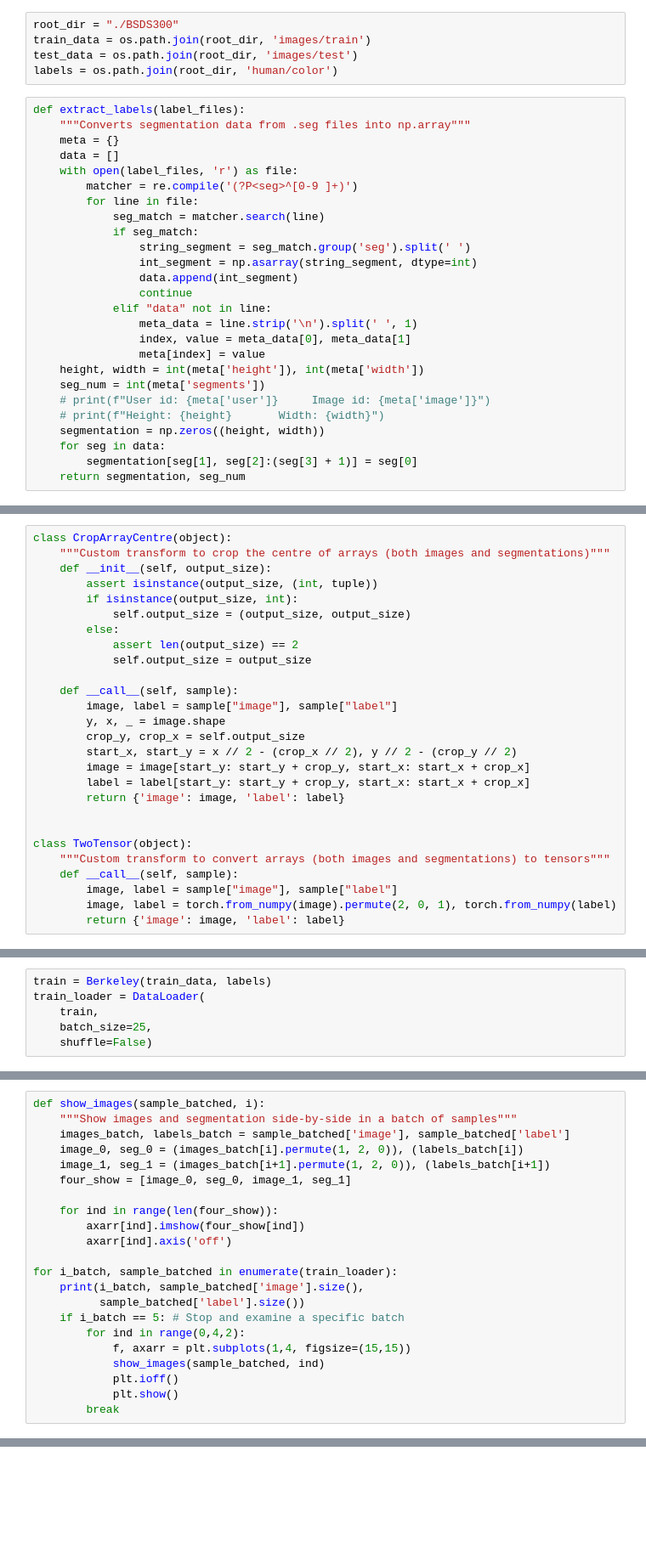
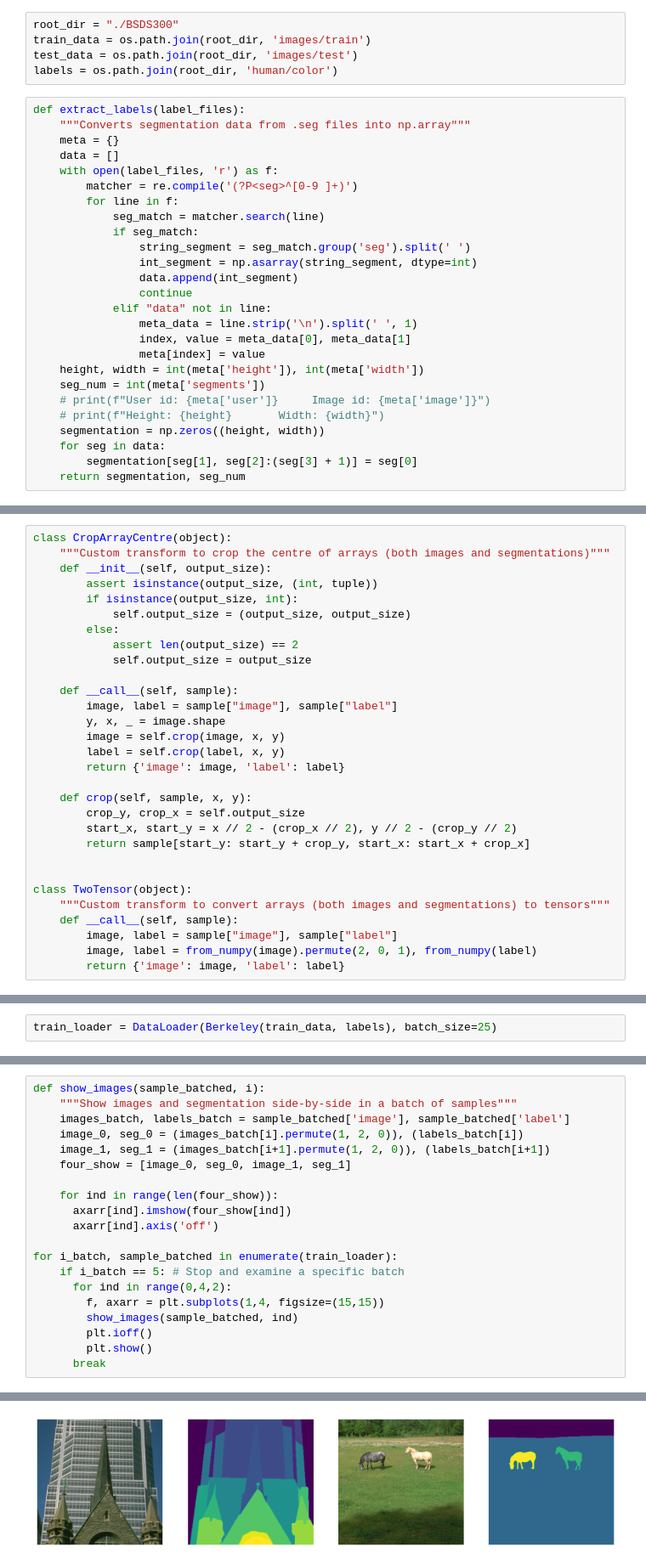
Before and after one commit to ego-alt/segmentation-from-scratch, a Jupyter notebook: segmentation.ipynb, the cells around one changed output, grey strips where cells are left out. Shown at 85% size. Saved outputs shown, nothing was run; the diff lists cells and outputs as text; blank space fills up the shorter version.

```diff
--- a/segmentation.ipynb
+++ b/segmentation.ipynb
@@ -22,9 +24,9 @@ def extract_labels(label_files):
     """Converts segmentation data from .seg files into np.array"""
     meta = {}
     data = []
-    with open(label_files, 'r') as file:
+    with open(label_files, 'r') as f:
         matcher = re.compile('(?P<seg>^[0-9 ]+)')
-        for line in file:
+        for line in f:
             seg_match = matcher.search(line)
             if seg_match:
                 string_segment = seg_match.group('seg').split(' ')
@@ -70,18 +74,21 @@ class CropArrayCentre(object):
     def __call__(self, sample):
         image, label = sample["image"], sample["label"]
         y, x, _ = image.shape
+        image = self.crop(image, x, y)
+        label = self.crop(label, x, y)
+        return {'image': image, 'label': label}
+
+    def crop(self, sample, x, y):
         crop_y, crop_x = self.output_size
         start_x, start_y = x // 2 - (crop_x // 2), y // 2 - (crop_y // 2)
-        image = image[start_y: start_y + crop_y, start_x: start_x + crop_x]
-        label = label[start_y: start_y + crop_y, start_x: start_x + crop_x]
-        return {'image': image, 'label': label}
+        return sample[start_y: start_y + crop_y, start_x: start_x + crop_x]
 
 
 class TwoTensor(object):
     """Custom transform to convert arrays (both images and segmentations) to tensors"""
     def __call__(self, sample):
         image, label = sample["image"], sample["label"]
-        image, label = torch.from_numpy(image).permute(2, 0, 1), torch.from_numpy(label)
+        image, label = from_numpy(image).permute(2, 0, 1), from_numpy(label)
         return {'image': image, 'label': label}
 # %%
 class Berkeley(Dataset):
@@ -121,9 +128,5 @@ class Berkeley(Dataset):
         labels = [value for _, value in sorted(ordered_files.items(), key=lambda ele: ele[0])]
         return images, labels
 # %%
-train = Berkeley(train_data, labels)
-train_loader = DataLoader(
-    train,
-    batch_size=25,
-    shuffle=False)
+train_loader = DataLoader(Berkeley(train_data, labels), batch_size=25)
 # %%
@@ -141,16 +140,15 @@ def show_images(sample_batched, i):
     four_show = [image_0, seg_0, image_1, seg_1]
 
     for ind in range(len(four_show)):
-        axarr[ind].imshow(four_show[ind])
-        axarr[ind].axis('off')
+      axarr[ind].imshow(four_show[ind])
+      axarr[ind].axis('off')
 
 for i_batch, sample_batched in enumerate(train_loader):
-    print(i_batch, sample_batched['image'].size(),
-          sample_batched['label'].size())
     if i_batch == 5: # Stop and examine a specific batch
-        for ind in range(0,4,2):
-            f, axarr = plt.subplots(1,4, figsize=(15,15))
-            show_images(sample_batched, ind)
-            plt.ioff()
-            plt.show()
-        break
+      for ind in range(0,4,2):
+        f, axarr = plt.subplots(1,4, figsize=(15,15))
+        show_images(sample_batched, ind)
+        plt.ioff()
+        plt.show()
+      break
+# %% [output]
@@ -156,0 +161 @@ for i_batch, sample_batched in enumerate(train_loader):
+[figure, added]
```
Also changed, not shown: parts of 10 cells of this notebook, 2 other files.
